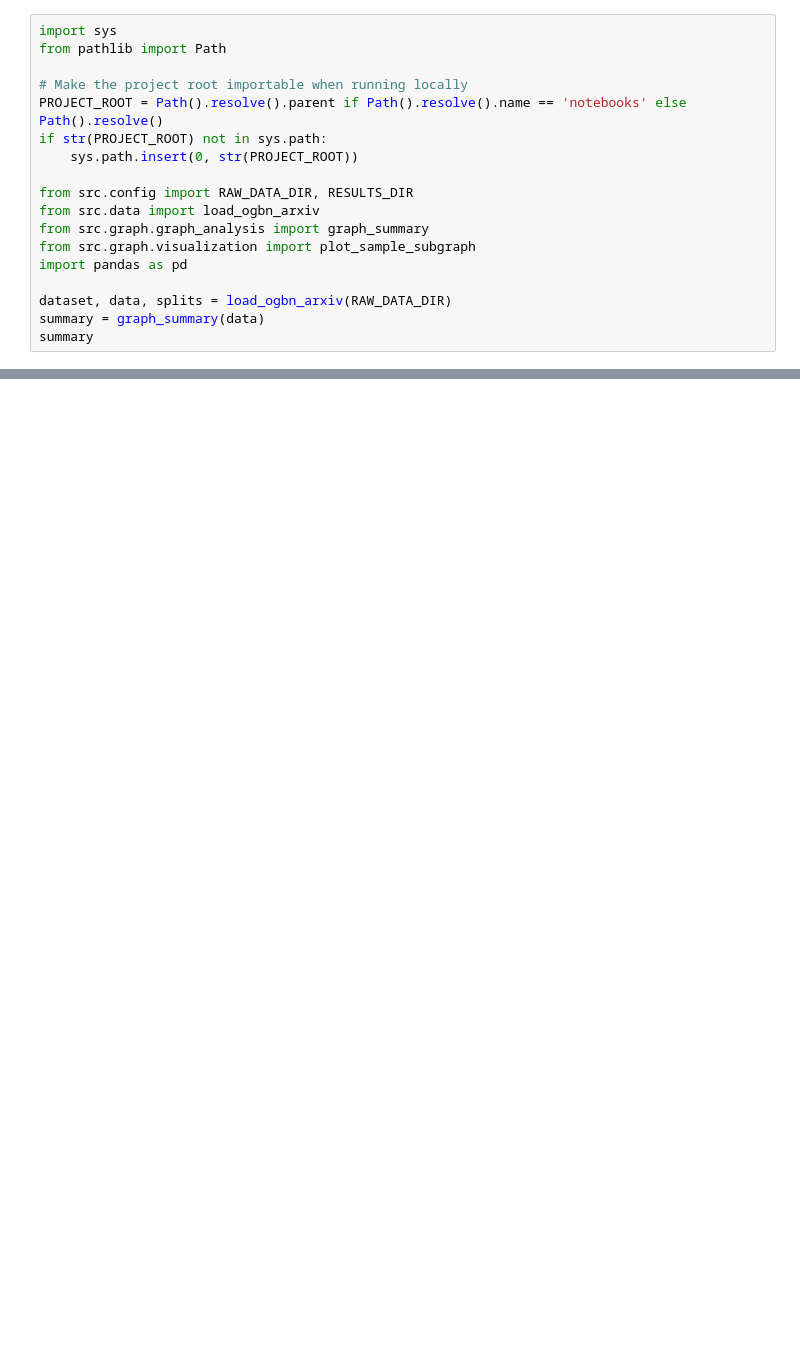
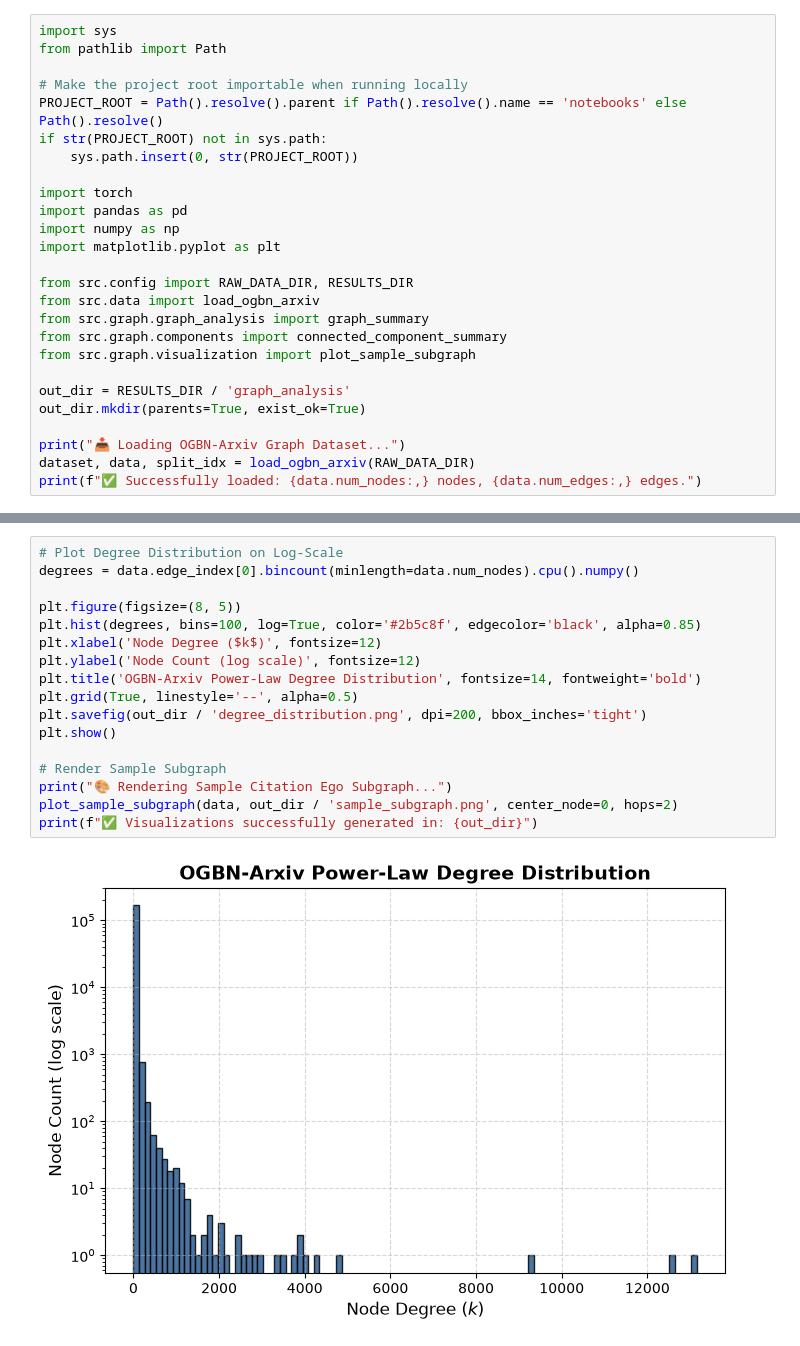
Before and after one commit to sankalpams/OGBN-Arxiv-GNN-Classification, a Jupyter notebook: notebooks/02_graph_representation_analysis.ipynb, the cells around one changed output, grey strips where cells are left out. Cells and saved outputs as stored; diff of their text form; blank space fills up the shorter version.

Commit message:
Task 02: Add edge list representation, node feature description, and connected components analysis

```diff
--- a/notebooks/02_graph_representation_analysis.ipynb
+++ b/notebooks/02_graph_representation_analysis.ipynb
@@ -9,13 +22,21 @@ PROJECT_ROOT = Path().resolve().parent if Path().resolve().name == 'notebooks' e
 if str(PROJECT_ROOT) not in sys.path:
     sys.path.insert(0, str(PROJECT_ROOT))
 
+import torch
+import pandas as pd
+import numpy as np
+import matplotlib.pyplot as plt
+
 from src.config import RAW_DATA_DIR, RESULTS_DIR
 from src.data import load_ogbn_arxiv
 from src.graph.graph_analysis import graph_summary
+from src.graph.components import connected_component_summary
 from src.graph.visualization import plot_sample_subgraph
-import pandas as pd
 
-dataset, data, splits = load_ogbn_arxiv(RAW_DATA_DIR)
-summary = graph_summary(data)
-summary
+out_dir = RESULTS_DIR / 'graph_analysis'
+out_dir.mkdir(parents=True, exist_ok=True)
+
+print("📥 Loading OGBN-Arxiv Graph Dataset...")
+dataset, data, split_idx = load_ogbn_arxiv(RAW_DATA_DIR)
+print(f"✅ Successfully loaded: {data.num_nodes:,} nodes, {data.num_edges:,} edges.")
 # %% [output]
@@ -46,0 +170,19 @@ plt.show()
+# %%
+# Plot Degree Distribution on Log-Scale
+degrees = data.edge_index[0].bincount(minlength=data.num_nodes).cpu().numpy()
+
+plt.figure(figsize=(8, 5))
+plt.hist(degrees, bins=100, log=True, color='#2b5c8f', edgecolor='black', alpha=0.85)
+plt.xlabel('Node Degree ($k$)', fontsize=12)
+plt.ylabel('Node Count (log scale)', fontsize=12)
+plt.title('OGBN-Arxiv Power-Law Degree Distribution', fontsize=14, fontweight='bold')
+plt.grid(True, linestyle='--', alpha=0.5)
+plt.savefig(out_dir / 'degree_distribution.png', dpi=200, bbox_inches='tight')
+plt.show()
+
+# Render Sample Subgraph
+print("🎨 Rendering Sample Citation Ego Subgraph...")
+plot_sample_subgraph(data, out_dir / 'sample_subgraph.png', center_node=0, hops=2)
+print(f"✅ Visualizations successfully generated in: {out_dir}")
+# %% [output]
+[figure, added]
```
Also changed, not shown: parts of 12 cells of this notebook, 2 other files.
